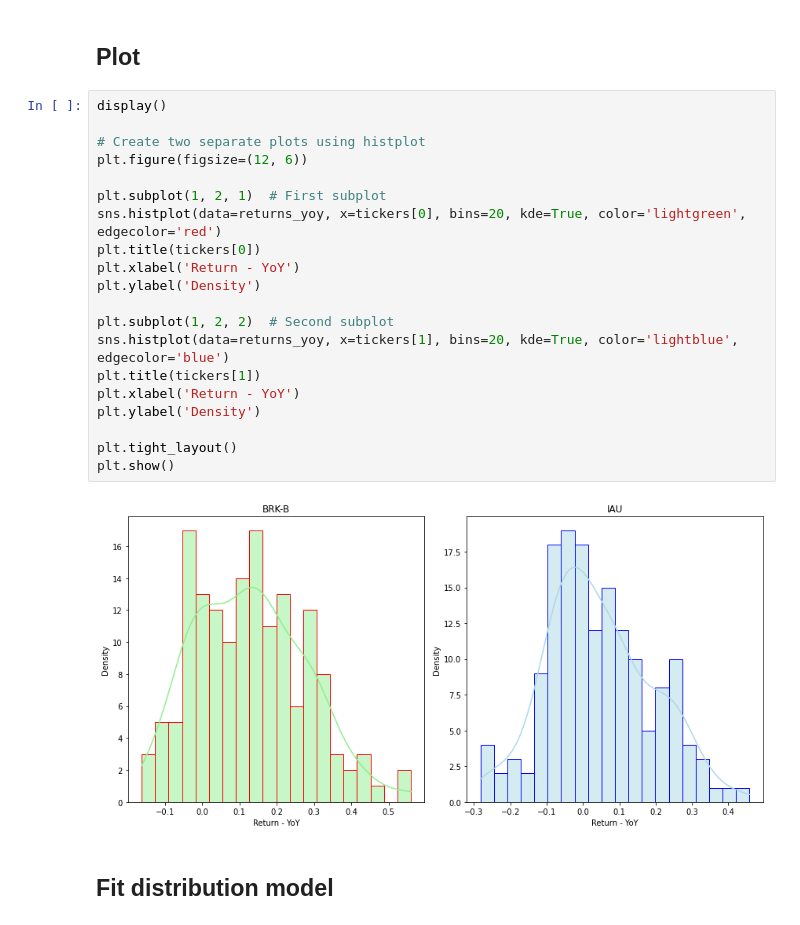
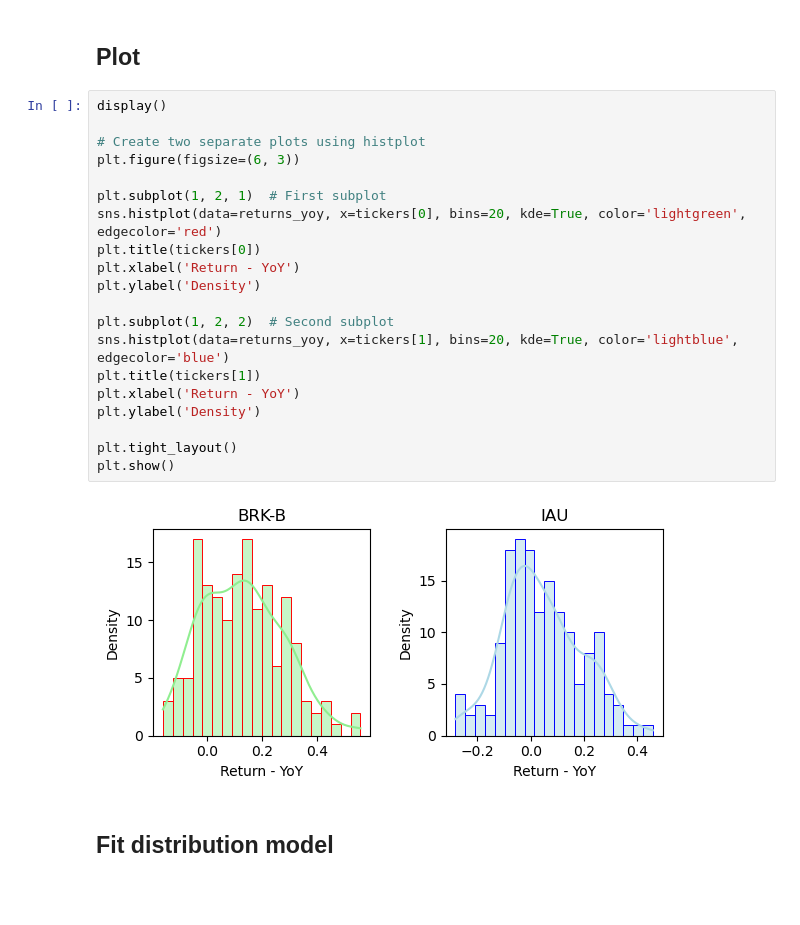
Before and after one commit to UlissesMorais/N-assets-allocation-simulation-model, a Jupyter notebook: historical-returns.ipynb, the cells around one changed output. Cells and saved outputs as stored; diff of their text form; blank space fills up the shorter version.

```diff
--- a/historical-returns.ipynb
+++ b/historical-returns.ipynb
@@ -113,25 +113,25 @@ returns_yoy.head(3)
 # %%
 display()
 
 # Create two separate plots using histplot
-plt.figure(figsize=(12, 6))
+plt.figure(figsize=(6, 3))
 
 plt.subplot(1, 2, 1)  # First subplot
 sns.histplot(data=returns_yoy, x=tickers[0], bins=20, kde=True, color='lightgreen', edgecolor='red')
 plt.title(tickers[0])
 plt.xlabel('Return - YoY')
 plt.ylabel('Density')
 
 plt.subplot(1, 2, 2)  # Second subplot
 sns.histplot(data=returns_yoy, x=tickers[1], bins=20, kde=True, color='lightblue', edgecolor='blue')
 plt.title(tickers[1])
 plt.xlabel('Return - YoY')
 plt.ylabel('Density')
 
 plt.tight_layout()
 plt.show()
 # %% [output]
-[figure, old version]
+[figure, new version]
 # %% [markdown]
 ## Fit distribution model
 # %% [markdown]
```
Also changed, not shown: parts of 7 cells of this notebook.
